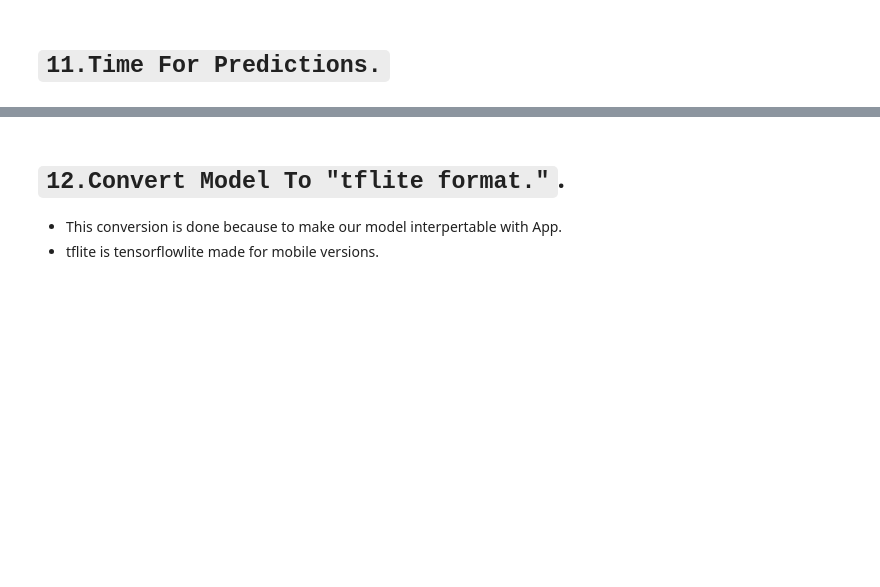
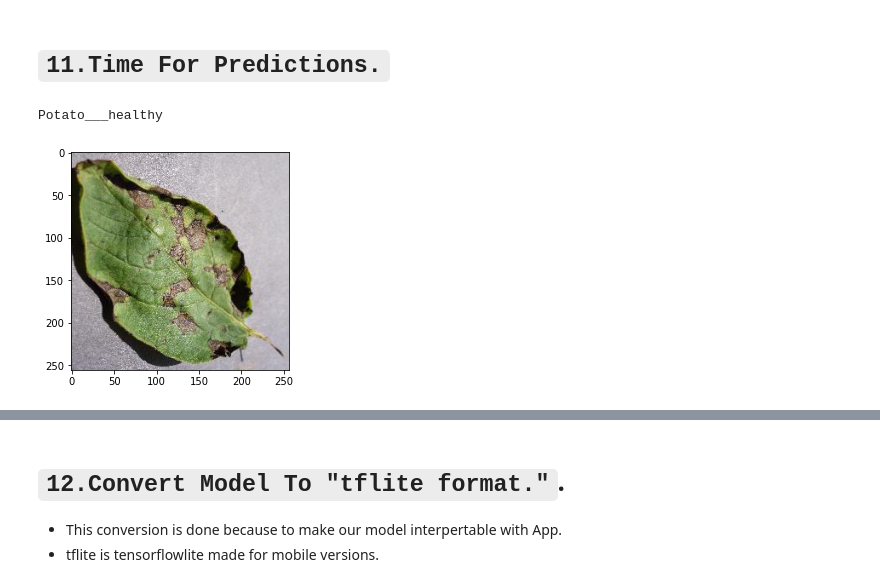
Before and after one commit to shoaibnadafgit/Project_PlantDiseaseDetectionUsingCNN, a Jupyter notebook: Crop.ipynb, the cells around one changed output, grey strips where cells are left out. Saved outputs shown, nothing was run; the diff lists cells and outputs as text; code cells hidden in the pictures; blank space fills up the shorter version.

```diff
--- a/Crop.ipynb
+++ b/Crop.ipynb
@@ -348,25 +440,28 @@ Classes = ["Potato___Early_blight","Potato___Late_blight","Potato___healthy","To
 # %%
 import numpy as np
 import matplotlib.pyplot as plt
 
 # Pre-Processing test data same as train data.
 img_width=256
 img_height=256
 #model.compile(optimizer='adam',loss='categorical_crossentropy',metrics=['accuracy'])
 
 from keras.preprocessing import image
 
 def prepare(img_path):
     img = image.load_img(img_path, target_size=(256, 256))
     x = image.img_to_array(img)
     x = x/255
     return np.expand_dims(x, axis=0)
 
 
-result = model.predict_classes([prepare('/content/drive/MyDrive/Project_plant/PlantVillageDataset/Tomato_Bacterial_spot/00b7e89a-e129-4576-b51f-48923888bff9___GCREC_Bact.Sp 6202.JPG')])
-disease = image.load_img('/content/drive/MyDrive/Project_plant/PlantVillageDataset/Tomato_Bacterial_spot/00b7e89a-e129-4576-b51f-48923888bff9___GCREC_Bact.Sp 6202.JPG')
+result = model.predict_classes([prepare('/content/drive/MyDrive/PlantVillageData/Plantdisease_Train_Test/Test_Dir/Potato___Early_blight/002a55fb-7a3d-4a3a-aca8-ce2d5ebc6925___RS_Early.B 8170.JPG')])
+disease = image.load_img('/content/drive/MyDrive/PlantVillageData/Plantdisease_Train_Test/Test_Dir/Potato___Early_blight/002a55fb-7a3d-4a3a-aca8-ce2d5ebc6925___RS_Early.B 8170.JPG')
 plt.imshow(disease)
 print (Classes[int(result)])
+# %% [output]
+Potato___healthy
+[figure, added]
 # %%
 
 # Pre-Processing test data same as train data.
```
Also changed, not shown: parts of 15 cells of this notebook.
